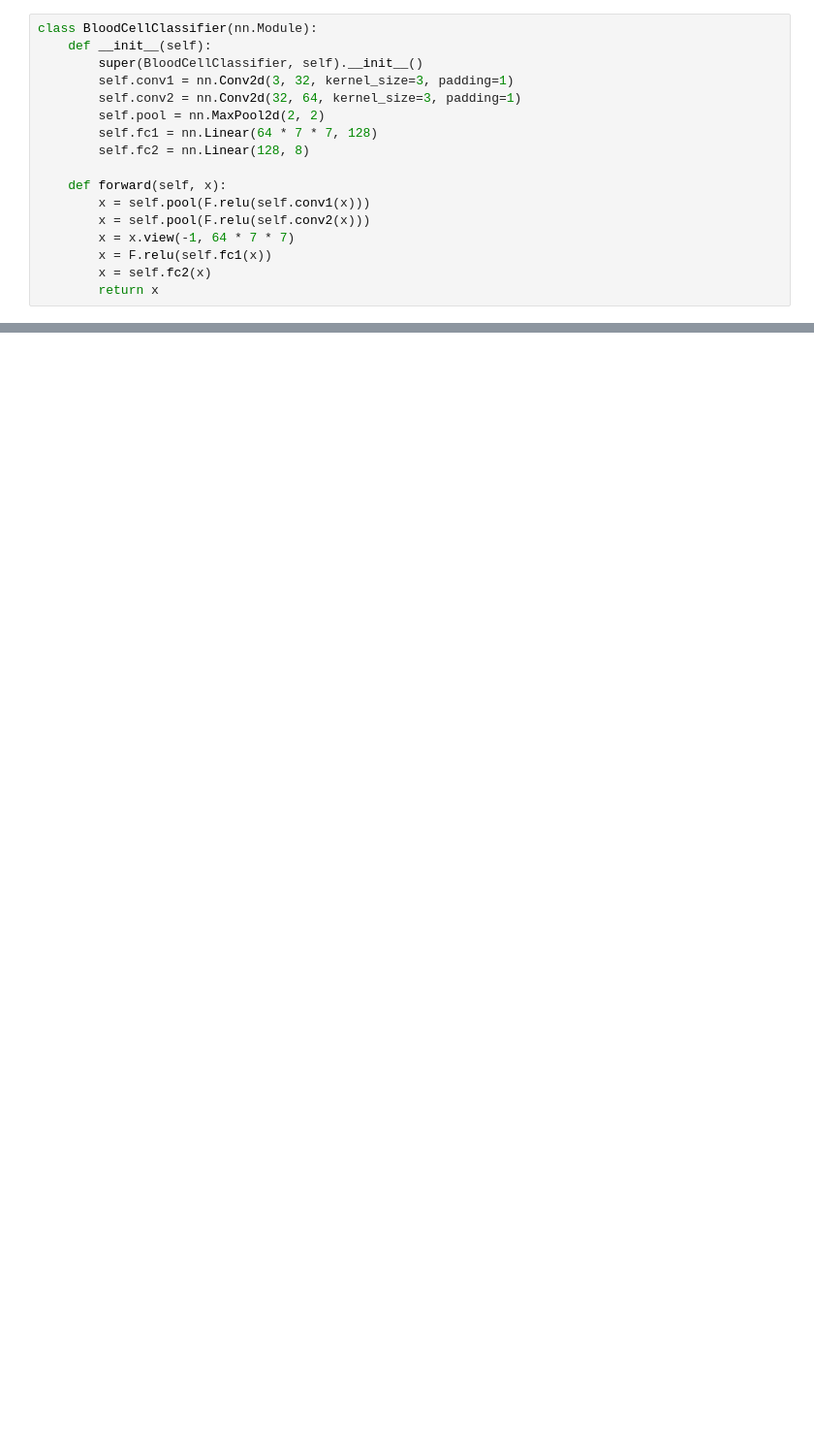
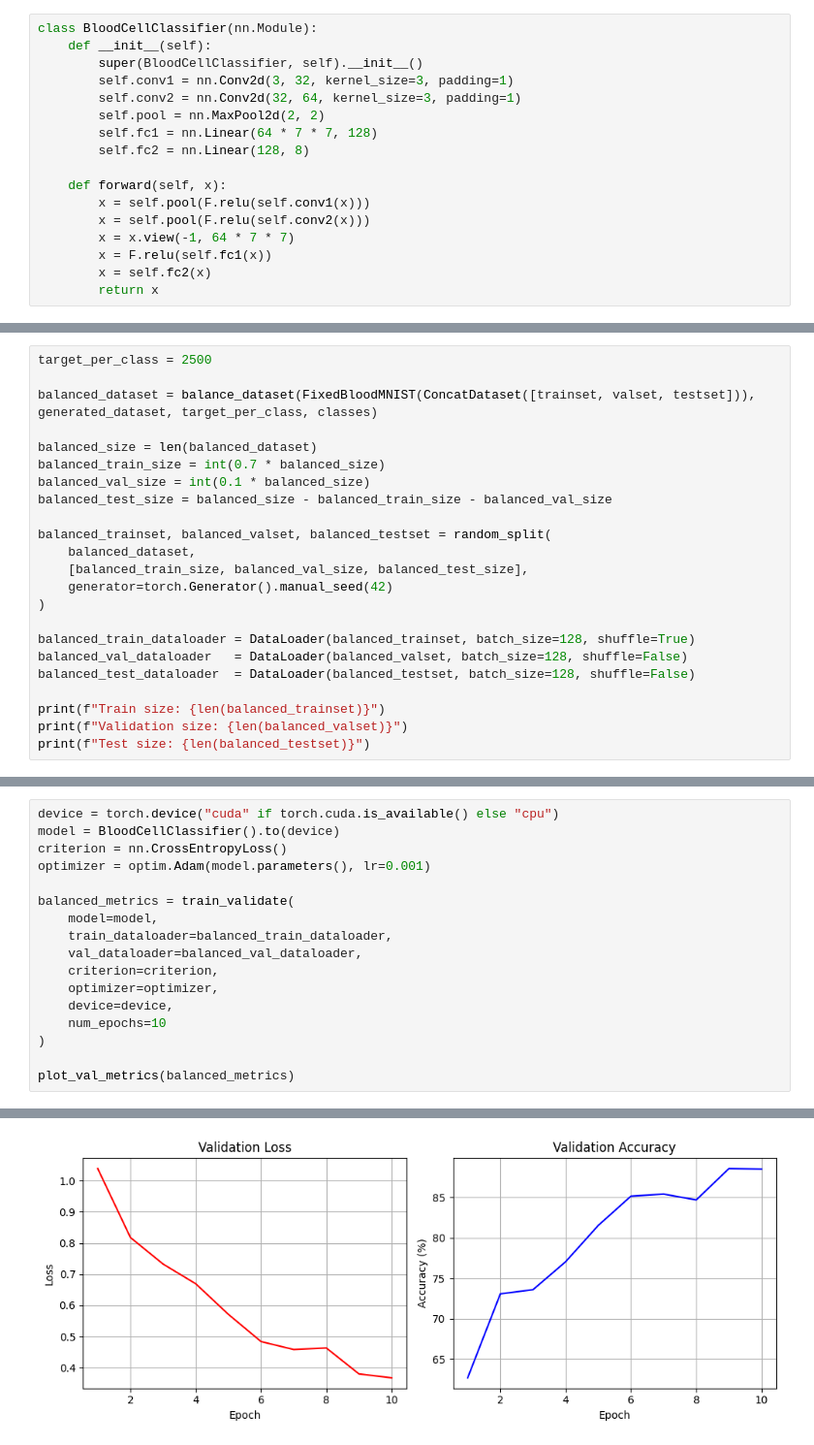
Before and after one commit to LukrecijaMedimorec/BloodCellClassifier, a Jupyter notebook: Classifier.ipynb, the cells around one changed output, grey strips where cells are left out. Shown: that part at 97% size. Drawn from its saved outputs; the diff is of its cells as text; blank space fills up the shorter version.

```diff
--- a/Classifier.ipynb
+++ b/Classifier.ipynb
@@ -414,0 +442,23 @@ plt.show()
+# %%
+target_per_class = 2500
+
+balanced_dataset = balance_dataset(FixedBloodMNIST(ConcatDataset([trainset, valset, testset])), generated_dataset, target_per_class, classes)
+
+balanced_size = len(balanced_dataset)
+balanced_train_size = int(0.7 * balanced_size)
+balanced_val_size = int(0.1 * balanced_size)
+balanced_test_size = balanced_size - balanced_train_size - balanced_val_size
+
+balanced_trainset, balanced_valset, balanced_testset = random_split(
+    balanced_dataset,
+    [balanced_train_size, balanced_val_size, balanced_test_size],
+    generator=torch.Generator().manual_seed(42)
+)
+
+balanced_train_dataloader = DataLoader(balanced_trainset, batch_size=128, shuffle=True)
+balanced_val_dataloader   = DataLoader(balanced_valset, batch_size=128, shuffle=False)
+balanced_test_dataloader  = DataLoader(balanced_testset, batch_size=128, shuffle=False)
+
+print(f"Train size: {len(balanced_trainset)}")
+print(f"Validation size: {len(balanced_valset)}")
+print(f"Test size: {len(balanced_testset)}")
@@ -414,0 +491,18 @@ plt.show()
+# %%
+device = torch.device("cuda" if torch.cuda.is_available() else "cpu")
+model = BloodCellClassifier().to(device)
+criterion = nn.CrossEntropyLoss()
+optimizer = optim.Adam(model.parameters(), lr=0.001)
+
+balanced_metrics = train_validate(
+    model=model,
+    train_dataloader=balanced_train_dataloader,
+    val_dataloader=balanced_val_dataloader,
+    criterion=criterion,
+    optimizer=optimizer,
+    device=device,
+    num_epochs=10
+)
+
+plot_val_metrics(balanced_metrics)
+# %% [output]
@@ -414,0 +519 @@ plt.show()
+[figure, added]
```
Also changed, not shown: parts of 36 cells of this notebook.
